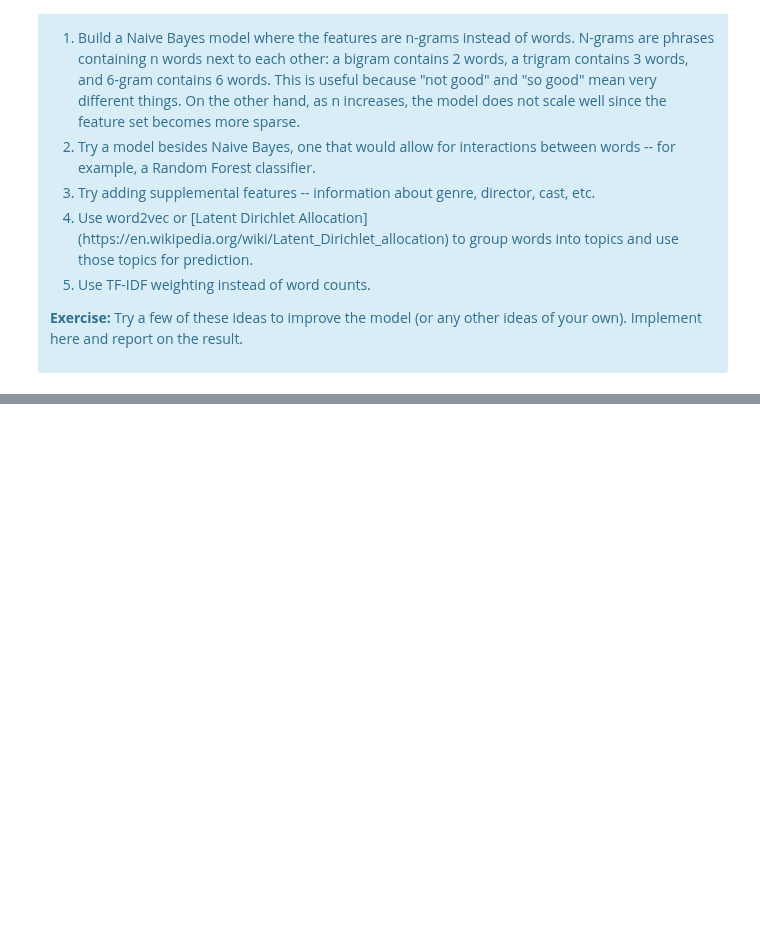
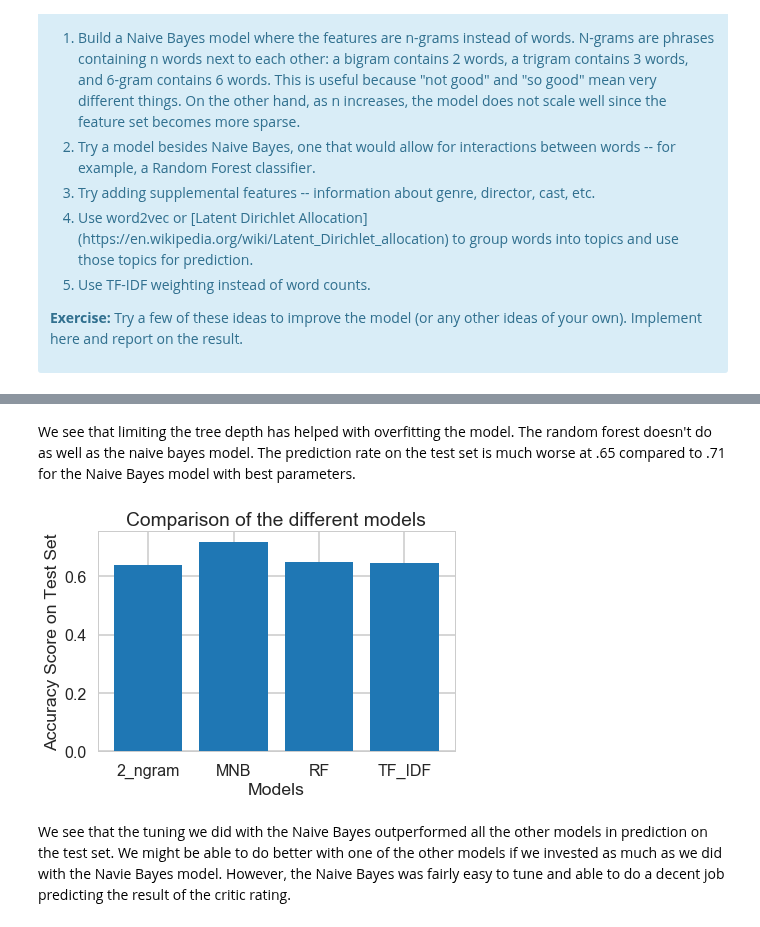
Before and after one commit to lbjennings/Springboard, a Jupyter notebook: Springboard/Mini-Projects/naive_bayes/Mini_Project_Naive_Bayes.ipynb, the cells around one changed output, grey strips where cells are left out. Saved outputs shown, nothing was run; the diff lists cells and outputs as text; code cells hidden in the pictures; blank space fills up the shorter version.

Commit message:
finished product on naive bayes mini

```diff
--- a/Springboard/Mini-Projects/naive_bayes/Mini_Project_Naive_Bayes.ipynb
+++ b/Springboard/Mini-Projects/naive_bayes/Mini_Project_Naive_Bayes.ipynb
@@ -1116,4 +848,0 @@ test_accuracy = clf.score(xtest, ytest)
-# %%
-from sklearn.cluster import KMeans
-model=KMeans(n_clusters=2)
-model.fit(xtrain)
@@ -1134,0 +853,23 @@ ct
+# %%
+#print parameters of the results
+print("Using the min_df: {} and the alpha: {} from before with TF-IDF we get:".format(best_min_df,best_alpha))
+
+#create an instance of the vectorizer
+tfidfvectorizer = TfidfVectorizer(min_df=best_min_df)
+
+#split the data into test and training data again
+x_tfid, y_tfid = make_xy(critics, tfidfvectorizer)
+xtraintfid=x_tfid[mask]
+ytraintfid=y_tfid[mask]
+xtesttfid=x_tfid[~mask]
+ytesttfid=y_tfid[~mask]
+
+#create a new instance of the Multinomial Naive Bayes Classifier and fit it on the trianing data
+tfid_clf = MultinomialNB(alpha=best_alpha).fit(xtraintfid, ytraintfid)
+
+#Print the accuracy on the test and training dataset
+tf_training_accuracy = tfid_clf.score(xtraintfid, ytraintfid)
+tf_test_accuracy = tfid_clf.score(xtesttfid, ytesttfid)
+
+print("Accuracy on training data: {:2f}".format(tf_training_accuracy))
+print("Accuracy on test data:     {:2f}".format(tf_test_accuracy))
@@ -1134,0 +912,5 @@ ct
+# %%
+# function to use in the for loop to quickly get accuracy score
+def accy_score(clf, x, y):
+    score = clf.score(x,y)
+    return score
@@ -1134,0 +962,18 @@ ct
+# %% [markdown]
+We see that limiting the tree depth has helped with overfitting the model. The random forest doesn't do as well as the naive bayes model. The prediction rate on the test set is much worse at .65 compared to .71 for the Naive Bayes model with best parameters.
+# %%
+plot_model={'RF':rftest_accuracy,'TF_IDF':tf_test_accuracy,'2_ngram':ngtest_accuracy, 'MNB':nb_test_accuracy}
+
+plt.bar(plot_model.keys(), plot_model.values())
+plt.tight_layout()
+
+#add label and title
+plt.title("Comparison of the different models")
+plt.xlabel("Models")
+plt.ylabel("Accuracy Score on Test Set")
+
+plt.show()
+# %% [output]
+[figure, added]
+# %% [markdown]
+We see that the tuning we did with the Naive Bayes outperformed all the other models in prediction on the test set. We might be able to do better with one of the other models if we invested as much as we did with the Navie Bayes model. However, the Naive Bayes was fairly easy to tune and able to do a decent job predicting the result of the critic rating.
```
Also changed, not shown: parts of 62 cells of this notebook.
